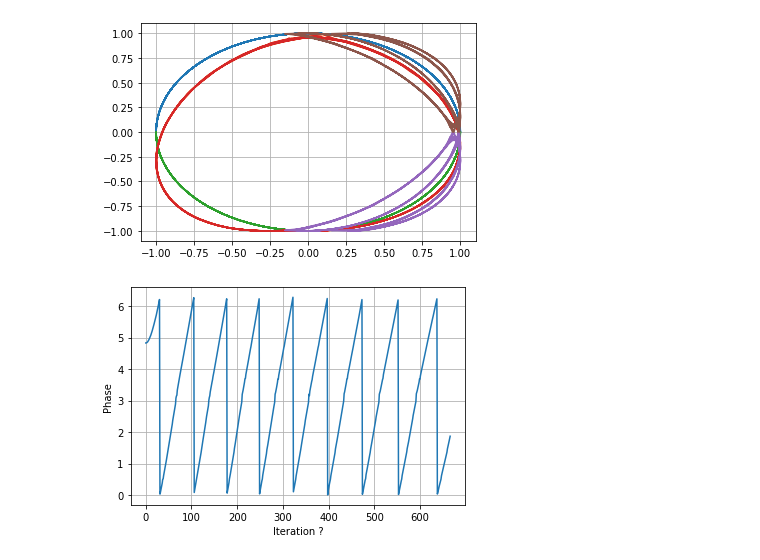
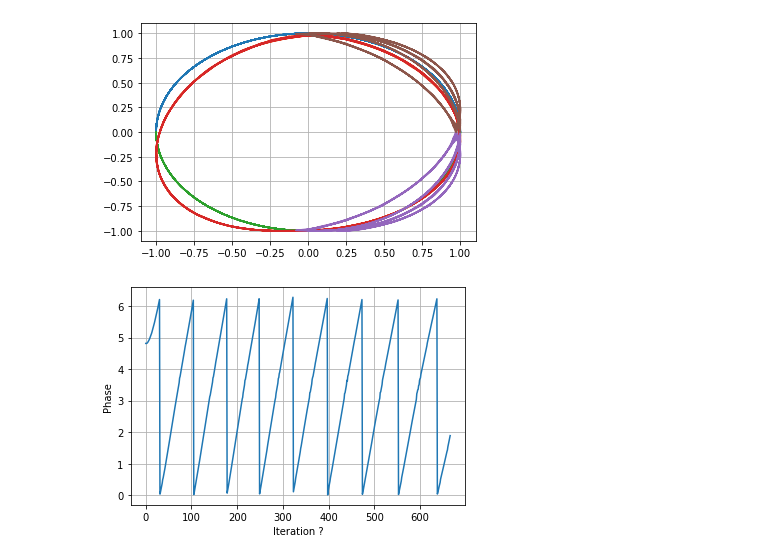
Before and after one commit to bilaljo/MiniPTI, a Jupyter notebook: notebooks/passepartout.ipynb, the cells around one changed output. Cells and saved outputs as stored; diff of their text form; code cells hidden in the pictures.

```diff
--- a/notebooks/passepartout.ipynb
+++ b/notebooks/passepartout.ipynb
@@ -42,23 +44,24 @@ plt.show()
 # %%
 X = []
 Y = []
-theta= [0, 1.4178329530845706, 3.694062670007489]
+theta = [0, 1.49, 3.63]
+
 
 for i in range(3):
     X.append(dc_scaled[i] * np.cos(theta[i]) + np.sqrt(1 - dc_scaled[i] ** 2) * np.sin(theta[i]))
     X.append(dc_scaled[i] * np.cos(theta[i]) - np.sqrt(1 - dc_scaled[i] ** 2) * np.sin(theta[i]))
     Y.append(dc_scaled[i] * np.sin(theta[i]) - np.sqrt(1 - dc_scaled[i] ** 2) * np.cos(theta[i]))
     Y.append(dc_scaled[i] * np.sin(theta[i]) + np.sqrt(1 - dc_scaled[i] ** 2) * np.cos(theta[i]))
 
 for i in range(3):
     for j in range(3):
         if i != j:
             plt.plot(X[i], Y[j])
 
 plt.grid(True)
-plt.show()
+# plt.show()
 # %% [output]
-[figure, old version]
+[figure, new version]
 # %%
 x = []
 y = []
@@ -87,9 +90,9 @@ plt.plot(range(len(phi)), phi + np.pi)
 plt.xlabel("Iteration ?")
 plt.ylabel("Phase")
 plt.grid(True)
-plt.show()
+# plt.show()
 # %% [output]
-[figure, old version]
+[figure, new version]
 # %%
 theta = [np.arccos(dc_scaled[0]) + np.arccos(dc_scaled[1]),
          np.arccos(dc_scaled[0]) - np.arccos(dc_scaled[1]),
```
Also changed, not shown: parts of 10 cells of this notebook.
